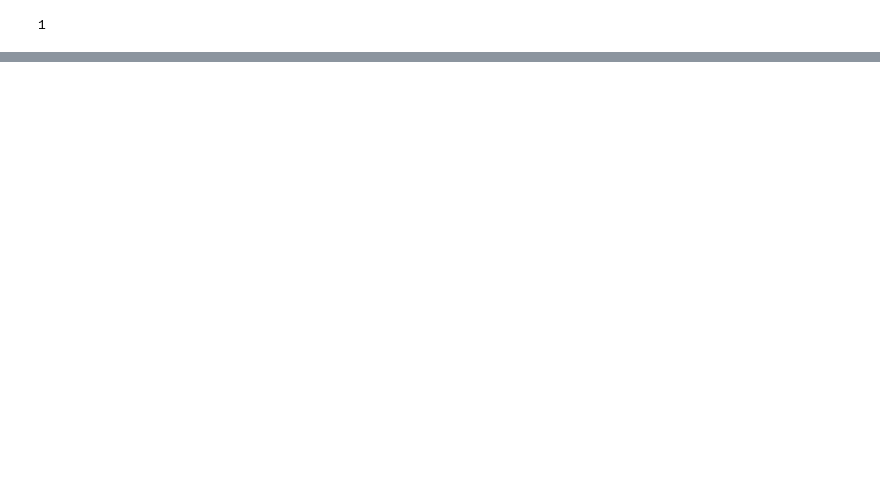
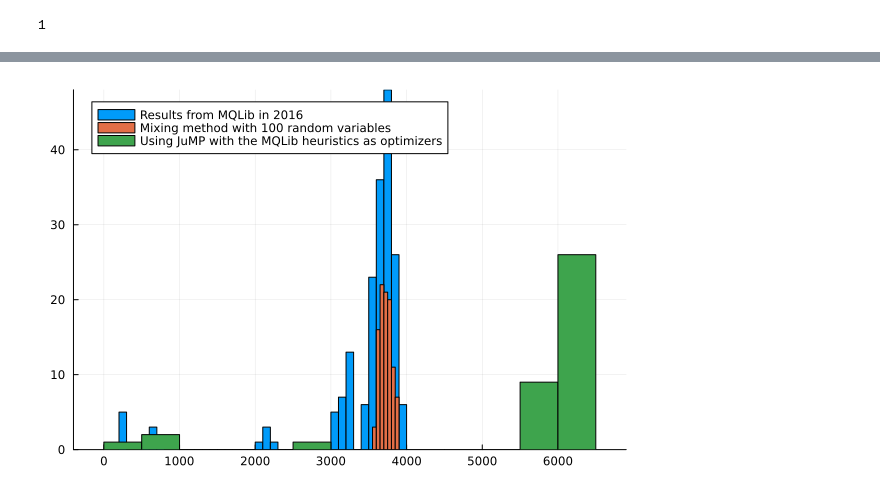
Before and after one commit to JonathanEdelmanS/ParallelizedKolterMixing, a Jupyter notebook: Instances/MQLibtests.ipynb, the cells around one changed output, grey strips where cells are left out. Cells and saved outputs as stored; diff of their text form; code cells hidden in the pictures; blank space fills up the shorter version.

```diff
--- a/Instances/MQLibtests.ipynb
+++ b/Instances/MQLibtests.ipynb
@@ -184,0 +464,2 @@ Threads.nthreads()
+# %%
+allMQLib = ["ALKHAMIS1998", "BASELINE", "BEASLEY1998SA", "BEASLEY1998TS", "BURER2002", "DESOUSA2013", "DUARTE2005", "FESTA2002G", "FESTA2002GPR", "FESTA2002GVNS", "FESTA2002GVNSPR", "FESTA2002VNS", "FESTA2002VNSPR", "GLOVER1998a", "GLOVER2010", "HASAN2000GA", "HASAN2000TS", "KATAYAMA2000", "KATAYAMA2001", "LAGUNA2009CE", "LAGUNA2009HCE", "LODI1999", "LU2010", "MERZ1999CROSS", "MERZ1999GLS", "MERZ1999MUTATE", "MERZ2002GREEDY", "MERZ2002GREEDYKOPT", "MERZ2002KOPT", "MERZ2002ONEOPT", "MERZ2004", "PALUBECKIS2004bMST1", "PALUBECKIS2004bMST2", "PALUBECKIS2004bMST3", "PALUBECKIS2004bMST4", "PALUBECKIS2004bMST5", "PALUBECKIS2004bSTS", "PALUBECKIS2006", "PARDALOS2008"]
@@ -184,0 +484,21 @@ Threads.nthreads()
+# %%
+function allMQLibpipelin(testinput)
+    res=[]
+    for heuristic in allMQLib
+        testmat = matrixFromFile(testinput)
+        sparsetestmat=sparse(testmat)
+
+        model = Model(MQLib.Optimizer)
+        JuMP.set_optimizer_attribute(model, "heuristic", heuristic)
+
+        n,m = size(testmat)
+
+        @variable(model, x[1:n], Bin)
+        @objective(model, Min, (x)' * sparsetestmat *(x))
+
+        time = @timed  optimize!(model)
+        push!(res, (time.time, objective_value(model)))
+    end
+
+    return res
+end
@@ -184,0 +507,2 @@ Threads.nthreads()
+# %%
+test = allMQLibpipelin(G56)
@@ -184,0 +577,2 @@ Threads.nthreads()
+# %%
+objs = allres[[allres[!,"graphname"].=="G56.zip"][1], 6]
@@ -184,0 +597,6 @@ Threads.nthreads()
+# %%
+histogram(objs, label="Results from MQLib in 2016")
+histogram!(-Mixing.assign100(V,  matrixFromFile(G56)), label="Mixing method with 100 random variables")
+histogram!(-[el[2] for el in test], label="Using JuMP with the MQLib heuristics as optimizers", legend=:topleft)
+# %% [output]
+[figure, added]
```
Also changed, not shown: parts of 60 cells of this notebook.
